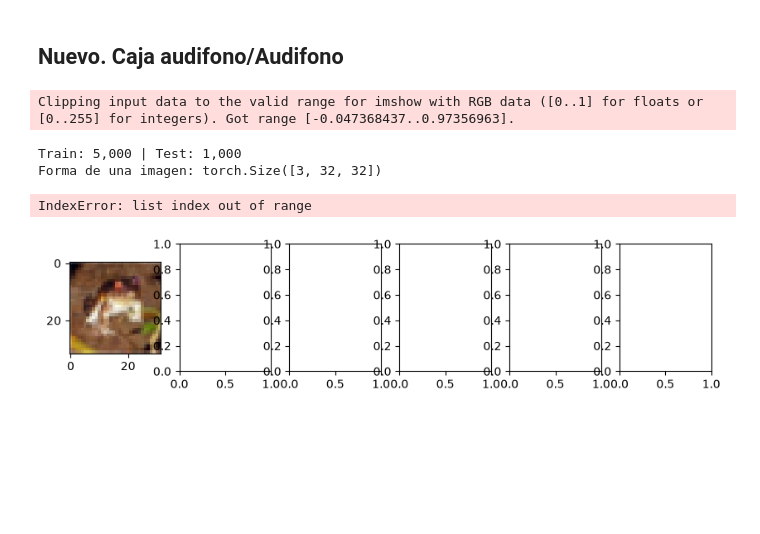
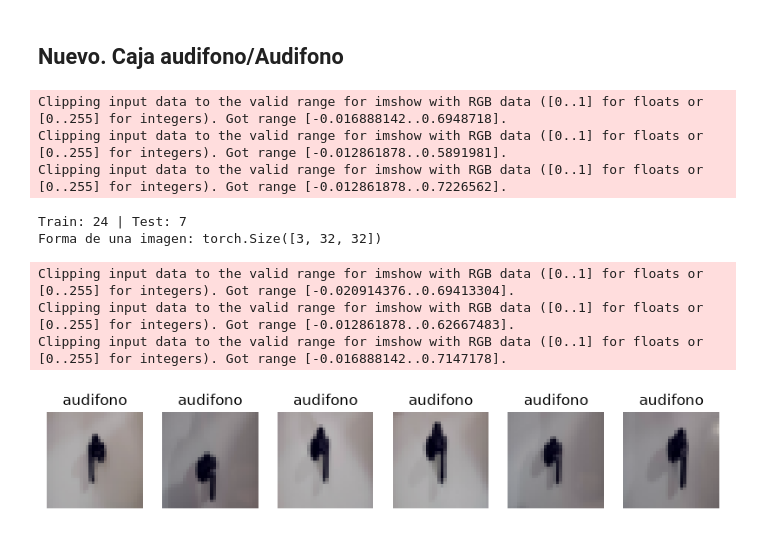
Before and after one commit to JrGG22/TrabajosFIA, a Jupyter notebook: lab-04.ipynb, the cells around one changed output. Saved outputs shown, nothing was run; the diff lists cells and outputs as text; code cells hidden in the pictures; blank space fills up the shorter version.

```diff
--- a/lab-04.ipynb
+++ b/lab-04.ipynb
@@ -273,50 +284,64 @@ optimizador_finetune = optim.Adam(
 # %%
 # Celda 2 — Cargar y explorar el dataset
 import torch
 from torchvision import datasets, transforms
-from torch.utils.data import DataLoader, Subset
+from torch.utils.data import DataLoader, Subset, random_split
 import matplotlib.pyplot as plt
-
-nombres_clases = [
-    "audifono", "caja"
-]
 
 transformacion_basica = transforms.Compose([
     transforms.Resize((32, 32)),
     transforms.ToTensor(),
     transforms.Normalize((0.4914, 0.4822, 0.4465), (0.2470, 0.2435, 0.2616))
 ])
 
 ruta_dataset = r"D:\CosasCodigo\IA\TrabajosFIA\imagenes_objetos"
+train_full = datasets.ImageFolder(
+    root=ruta_dataset,
+    transform=transformacion_basica,
+    allow_empty=True
+)
+nombres_clases = [clase for clase in train_full.classes if clase != "objetivo"]
+mapa_clases = {
+    train_full.class_to_idx[clase]: indice
+    for indice, clase in enumerate(nombres_clases)
+}
+indices_validos = [
+    indice for indice, etiqueta in enumerate(train_full.targets)
+    if etiqueta in mapa_clases
+]
+train_full.target_transform = mapa_clases.__getitem__
+train_full = Subset(train_full, indices_validos)
 
-train_full = datasets.CIFAR10(root="./data", train=True, download=True,
-transform=transformacion_basica)
-test_full = datasets.CIFAR10(root="./data", train=False, download=True,
-transform=transformacion_basica)
-
-# Subconjunto para que el laboratorio sea manejable en 2 horas
-train_dataset = Subset(train_full, range(5000))
-test_dataset = Subset(test_full, range(1000))
+tamano_train = int(0.8 * len(train_full))
+tamano_test = len(train_full) - tamano_train
+train_dataset, test_dataset = random_split(
+    train_full,
+    [tamano_train, tamano_test],
+    generator=torch.Generator().manual_seed(42)
+)
 
 train_loader = DataLoader(train_dataset, batch_size=64, shuffle=True)
 test_loader = DataLoader(test_dataset, batch_size=64, shuffle=False)
 
 print(f"Train: {len(train_dataset):,} | Test: {len(test_dataset):,}")
 print(f"Forma de una imagen: {train_full[0][0].shape}") # [canales, alto, ancho]
 
 fig, axes = plt.subplots(1, 6, figsize=(10, 2))
 for i, ax in enumerate(axes):
     img, etiqueta = train_full[i]
     ax.imshow(img.permute(1, 2, 0) * 0.25 + 0.45) # desnormalizar aproximadamente
-#para visualizar
     ax.set_title(nombres_clases[etiqueta])
     ax.axis("off")
 plt.show()
 # %% [output]
-Clipping input data to the valid range for imshow with RGB data ([0..1] for floats or [0..255] for integers). Got range [-0.047368437..0.97356963].
+Clipping input data to the valid range for imshow with RGB data ([0..1] for floats or [0..255] for integers). Got range [-0.016888142..0.6948718].
+Clipping input data to the valid range for imshow with RGB data ([0..1] for floats or [0..255] for integers). Got range [-0.012861878..0.5891981].
+Clipping input data to the valid range for imshow with RGB data ([0..1] for floats or [0..255] for integers). Got range [-0.012861878..0.7226562].
-Train: 5,000 | Test: 1,000
+Train: 24 | Test: 7
 Forma de una imagen: torch.Size([3, 32, 32])
-IndexError: list index out of range
+Clipping input data to the valid range for imshow with RGB data ([0..1] for floats or [0..255] for integers). Got range [-0.020914376..0.69413304].
+Clipping input data to the valid range for imshow with RGB data ([0..1] for floats or [0..255] for integers). Got range [-0.012861878..0.62667483].
+Clipping input data to the valid range for imshow with RGB data ([0..1] for floats or [0..255] for integers). Got range [-0.016888142..0.7147178].
-[figure, old version]
+[figure, new version]
 # %%
 # Celda 3 — Arquitectura CNN para imágenes a color
```
Also changed, not shown: parts of 9 cells of this notebook, 8 other files.
